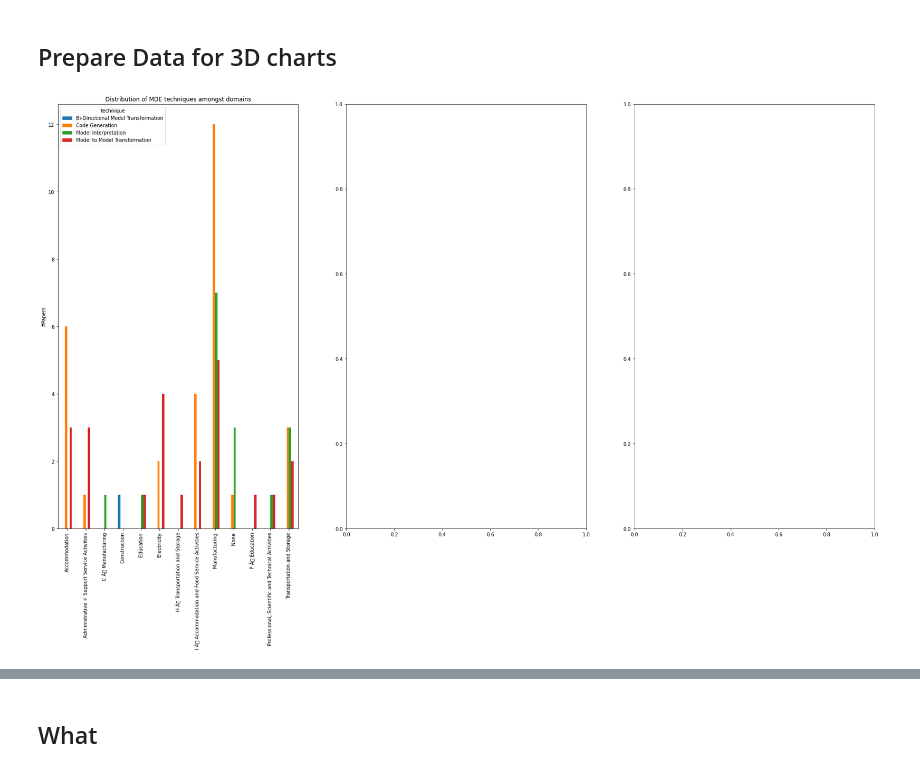
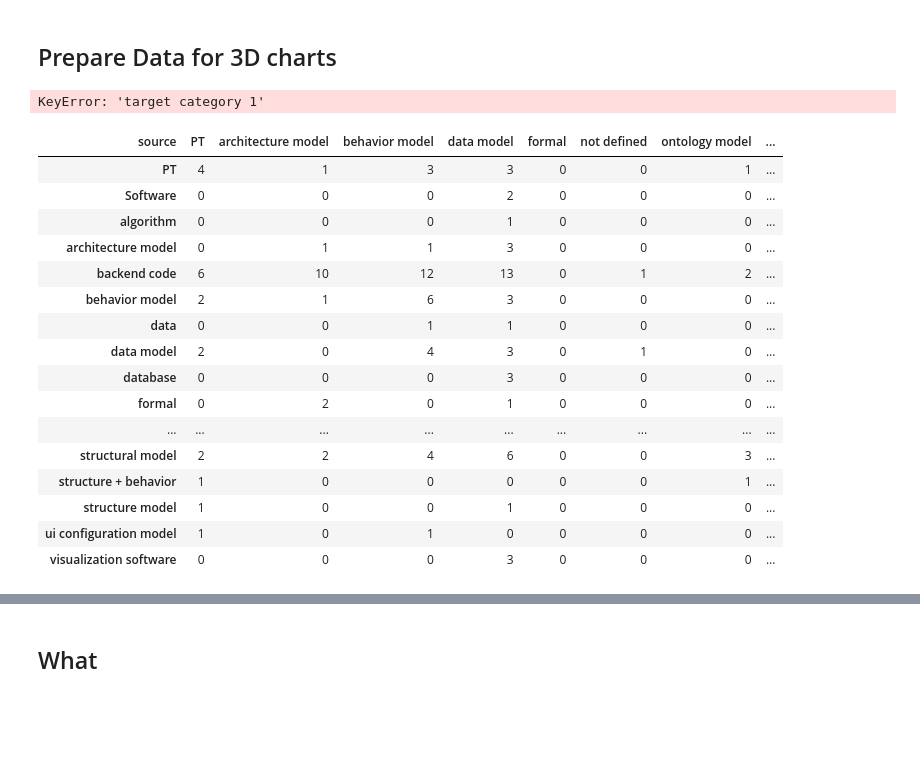
Before and after one commit to cdl-mint/mde4dts, a Jupyter notebook: visualizations_daniel.ipynb, the cells around one changed output, grey strips where cells are left out. Drawn from its saved outputs; the diff is of its cells as text; code cells hidden in the pictures; blank space fills up the shorter version.

```diff
--- a/visualizations_daniel.ipynb
+++ b/visualizations_daniel.ipynb
@@ -49,13 +49,10 @@ data.head()
 # %% [markdown]
 ## Prepare Data for 3D charts
 # %%
-source_target = pd.DataFrame(columns = ['source', 'target'])
-system_lcp_techniques = pd.DataFrame(columns = ['value', 'technique'])
-twin_lcp_techniques = pd.DataFrame(columns = ['value', 'technique'])
-twinning_target_techniques = pd.DataFrame(columns = ['value', 'technique'])
-trl_techniques = pd.DataFrame(columns = ['value', 'technique'])
+source_target_main = pd.DataFrame(columns = ['source', 'target'])
+source_target_detail = pd.DataFrame(columns = ['source', 'target'])
 
-with open("target/json/data_consolidated_semistructured_3.json", 'r') as json_file:
+with open("./target/json/data_consolidated_semistructured__3.json", 'r') as json_file:
     data_semistr = json.load(json_file)
 
 mde_techniques = data["model processing technique"].value_counts().index.tolist()
@@ -67,31 +64,48 @@ for title, contents in data_semistr.items():
     for index, mdeContents in contents["modelTrafos"].items():
         mdeContents = json.loads(mdeContents)
         src_cat_1 = mdeContents["source category"]
-        src_cat_2 = mdeContents["source sub-category"]
+        src_cat_2 = mdeContents["source sub-category 1"]
         src_cat_3 = mdeContents["source model target category"]
         trg_cat_1 = mdeContents["target category"]
+        trg_cat_1_1 = mdeContents["target category 1"]
         trg_cat_2 = mdeContents["target sub-category"]
         trg_cat_3 = mdeContents["target model target category"]
         new_line = pd.DataFrame([{"source": src_cat_1, "target": trg_cat_1}])
-        source_target = pd.concat([source_target, new_line], ignore_index=True)
-        new_line = pd.DataFrame([{"source": src_cat_1, "target": trg_cat_2}])
-        source_target = pd.concat([source_target, new_line], ignore_index=True)
-        new_line = pd.DataFrame([{"source": src_cat_1, "target": trg_cat_3}])
-        source_target = pd.concat([source_target, new_line], ignore_index=True)
-        new_line = pd.DataFrame([{"source": src_cat_2, "target": trg_cat_1}])
-        source_target = pd.concat([source_target, new_line], ignore_index=True)
+        source_target_main = pd.concat([source_target_main, new_line], ignore_index=True)
+        new_line = pd.DataFrame([{"source": src_cat_3, "target": trg_cat_3}])
+        source_target_main = pd.concat([source_target_main, new_line], ignore_index=True)
+        if trg_cat_1_1 is not None:
+            new_line = pd.DataFrame([{"source": src_cat_1, "target": trg_cat_3}])
+            source_target_main = pd.concat([source_target_main, new_line], ignore_index=True)
         new_line = pd.DataFrame([{"source": src_cat_2, "target": trg_cat_2}])
-        source_target = pd.concat([source_target, new_line], ignore_index=True)
-        new_line = pd.DataFrame([{"source": src_cat_2, "target": trg_cat_3}])
-        source_target = pd.concat([source_target, new_line], ignore_index=True)
-        new_line = pd.DataFrame([{"source": src_cat_3, "target": trg_cat_1}])
-        source_target = pd.concat([source_target, new_line], ignore_index=True)
-        new_line = pd.DataFrame([{"source": src_cat_3, "target": trg_cat_2}])
-        source_target = pd.concat([source_target, new_line], ignore_index=True)
-        new_line = pd.DataFrame([{"source": src_cat_3, "target": trg_cat_3}])
-        source_target = pd.concat([source_target, new_line], ignore_index=True)
-fig, axes = plt.subplots(nrows=1, ncols=3, figsize=(30, 16))
-ax = domains_techniques.groupby(['value','technique']).size().unstack().plot(kind='bar', stacked=False, ax=axes[0],
-                                                                             ylabel="#Papers", title="Distribution of MDE techniques amongst domains", xlabel="")
+        source_target_detail = pd.concat([source_target_detail, new_line], ignore_index=True)
+source_target = source_target_main.groupby(["source", "target"]).size().unstack()
+source_target = source_target.fillna(0).astype(int)
+source_target.to_csv("source_target_main.csv", sep=";", index=True)
+source_target = source_target_detail.groupby(["source", "target"]).size().unstack()
+source_target = source_target.fillna(0).astype(int)
+source_target.to_csv("source_target_detail.csv", sep=";", index=True)
 # %% [output]
-[figure, removed]
+KeyError: 'target category 1'
+# %%
+source_target = pd.read_csv("source_target.csv", sep=";", header=0, index_col = 0)
+source_target = source_target.transpose()
+source_target
+# %% [output]
+| source | PT | architecture model | behavior model | data model | formal | not defined | ontology model | ... |
+| PT | 4 | 1 | 3 | 3 | 0 | 0 | 1 | ... |
+| Software | 0 | 0 | 0 | 2 | 0 | 0 | 0 | ... |
+| algorithm | 0 | 0 | 0 | 1 | 0 | 0 | 0 | ... |
+| architecture model | 0 | 1 | 1 | 3 | 0 | 0 | 0 | ... |
+| backend code | 6 | 10 | 12 | 13 | 0 | 1 | 2 | ... |
+| behavior model | 2 | 1 | 6 | 3 | 0 | 0 | 0 | ... |
+| data | 0 | 0 | 1 | 1 | 0 | 0 | 0 | ... |
+| data model | 2 | 0 | 4 | 3 | 0 | 1 | 0 | ... |
+| database | 0 | 0 | 0 | 3 | 0 | 0 | 0 | ... |
+| formal | 0 | 2 | 0 | 1 | 0 | 0 | 0 | ... |
+| ... | ... | ... | ... | ... | ... | ... | ... | ... |
+| structural model | 2 | 2 | 4 | 6 | 0 | 0 | 3 | ... |
+| structure + behavior | 1 | 0 | 0 | 0 | 0 | 0 | 1 | ... |
+| structure model | 1 | 0 | 0 | 1 | 0 | 0 | 0 | ... |
+| ui configuration model | 1 | 0 | 1 | 0 | 0 | 0 | 0 | ... |
+| visualization software | 0 | 0 | 0 | 3 | 0 | 0 | 0 | ... |
```
Also changed, not shown: parts of 1 cell of this notebook, 1 other file.
